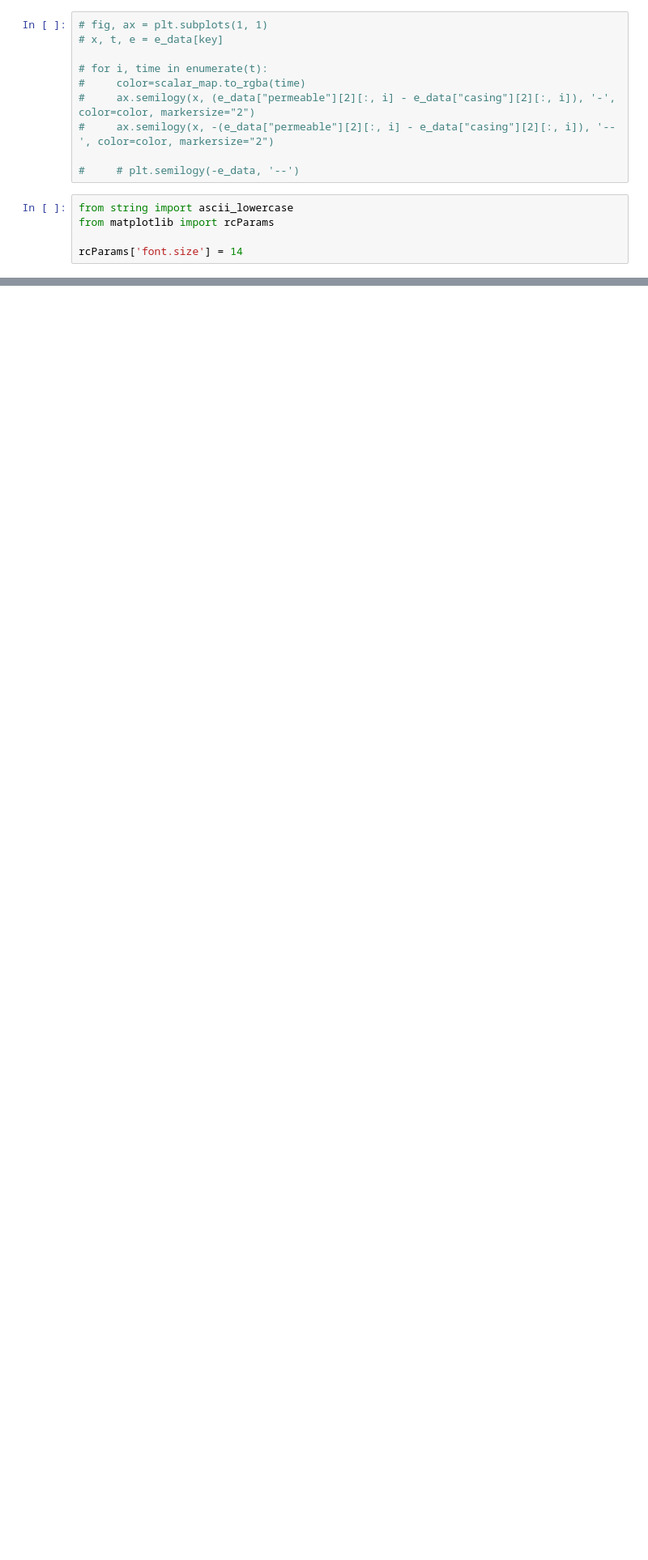
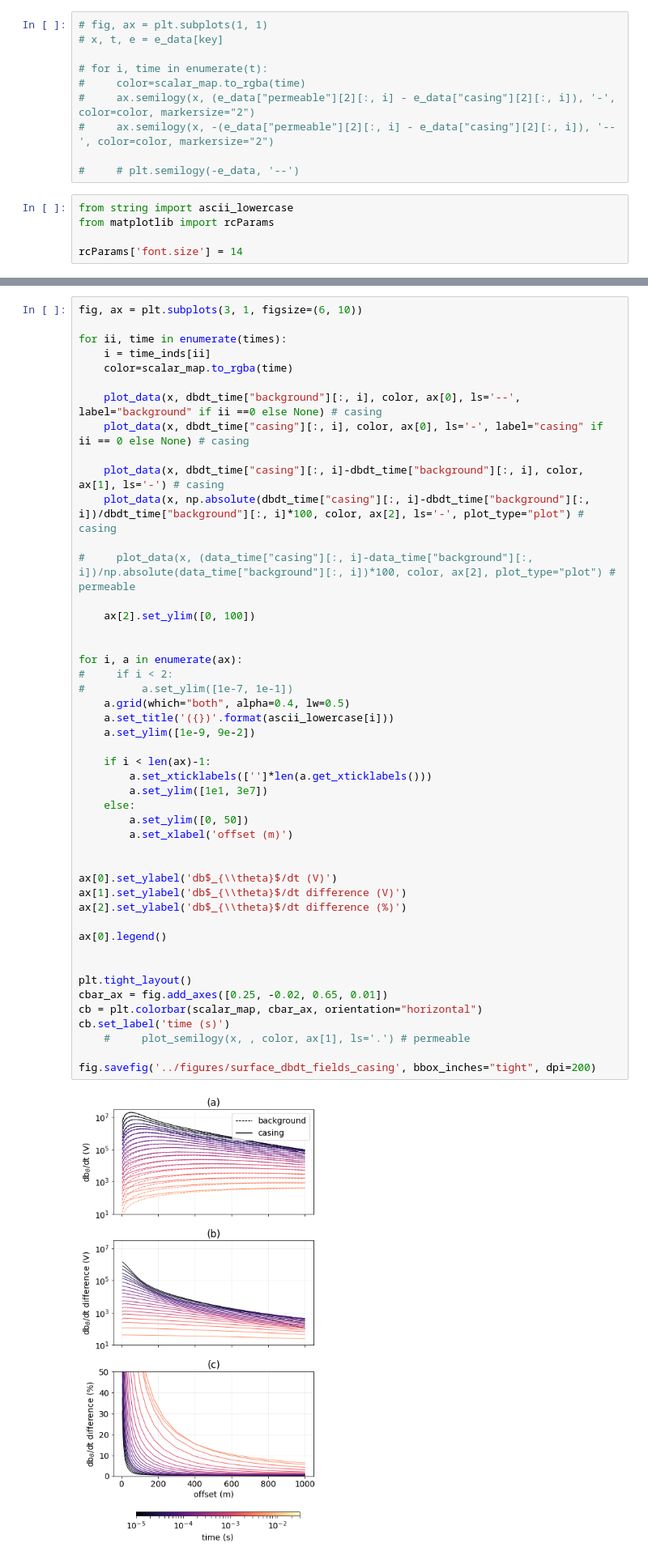
Before and after one commit to simpeg-research/heagy-2018-em-casing, a Jupyter notebook: notebooks/TDEM_current_plots.ipynb, the cells around one changed output, grey strips where cells are left out. Shown at 81% size. Drawn from its saved outputs; the diff is of its cells as text; blank space fills up the shorter version.

```diff
--- a/notebooks/TDEM_current_plots.ipynb
+++ b/notebooks/TDEM_current_plots.ipynb
@@ -833,0 +731,49 @@ fig.savefig('../arxiv-figures/tdem_currents', bbox_inches='tight', dpi=150)
+# %%
+fig, ax = plt.subplots(3, 1, figsize=(6, 10))
+
+for ii, time in enumerate(times):
+    i = time_inds[ii]
+    color=scalar_map.to_rgba(time)
+
+    plot_data(x, dbdt_time["background"][:, i], color, ax[0], ls='--', label="background" if ii ==0 else None) # casing
+    plot_data(x, dbdt_time["casing"][:, i], color, ax[0], ls='-', label="casing" if ii == 0 else None) # casing
+
+    plot_data(x, dbdt_time["casing"][:, i]-dbdt_time["background"][:, i], color, ax[1], ls='-') # casing
+    plot_data(x, np.absolute(dbdt_time["casing"][:, i]-dbdt_time["background"][:, i])/dbdt_time["background"][:, i]*100, color, ax[2], ls='-', plot_type="plot") # casing
+
+#     plot_data(x, (data_time["casing"][:, i]-data_time["background"][:, i])/np.absolute(data_time["background"][:, i])*100, color, ax[2], plot_type="plot") # permeable
+
+    ax[2].set_ylim([0, 100])
+
+
+for i, a in enumerate(ax):
+#     if i < 2:
+#         a.set_ylim([1e-7, 1e-1])
+    a.grid(which="both", alpha=0.4, lw=0.5)
+    a.set_title('({})'.format(ascii_lowercase[i]))
+    a.set_ylim([1e-9, 9e-2])
+
+    if i < len(ax)-1:
+        a.set_xticklabels(['']*len(a.get_xticklabels()))
+        a.set_ylim([1e1, 3e7])
+    else:
+        a.set_ylim([0, 50])
+        a.set_xlabel('offset (m)')
+
+
+ax[0].set_ylabel('db$_{\\theta}$/dt (V)')
+ax[1].set_ylabel('db$_{\\theta}$/dt difference (V)')
+ax[2].set_ylabel('db$_{\\theta}$/dt difference (%)')
+
+ax[0].legend()
+
+
+plt.tight_layout()
+cbar_ax = fig.add_axes([0.25, -0.02, 0.65, 0.01])
+cb = plt.colorbar(scalar_map, cbar_ax, orientation="horizontal")
+cb.set_label('time (s)')
+    #     plot_semilogy(x, , color, ax[1], ls='.') # permeable
+
+fig.savefig('../figures/surface_dbdt_fields_casing', bbox_inches="tight", dpi=200)
+# %% [output]
+[figure, added]
```
Also changed, not shown: parts of 84 cells of this notebook, 19 other files.
